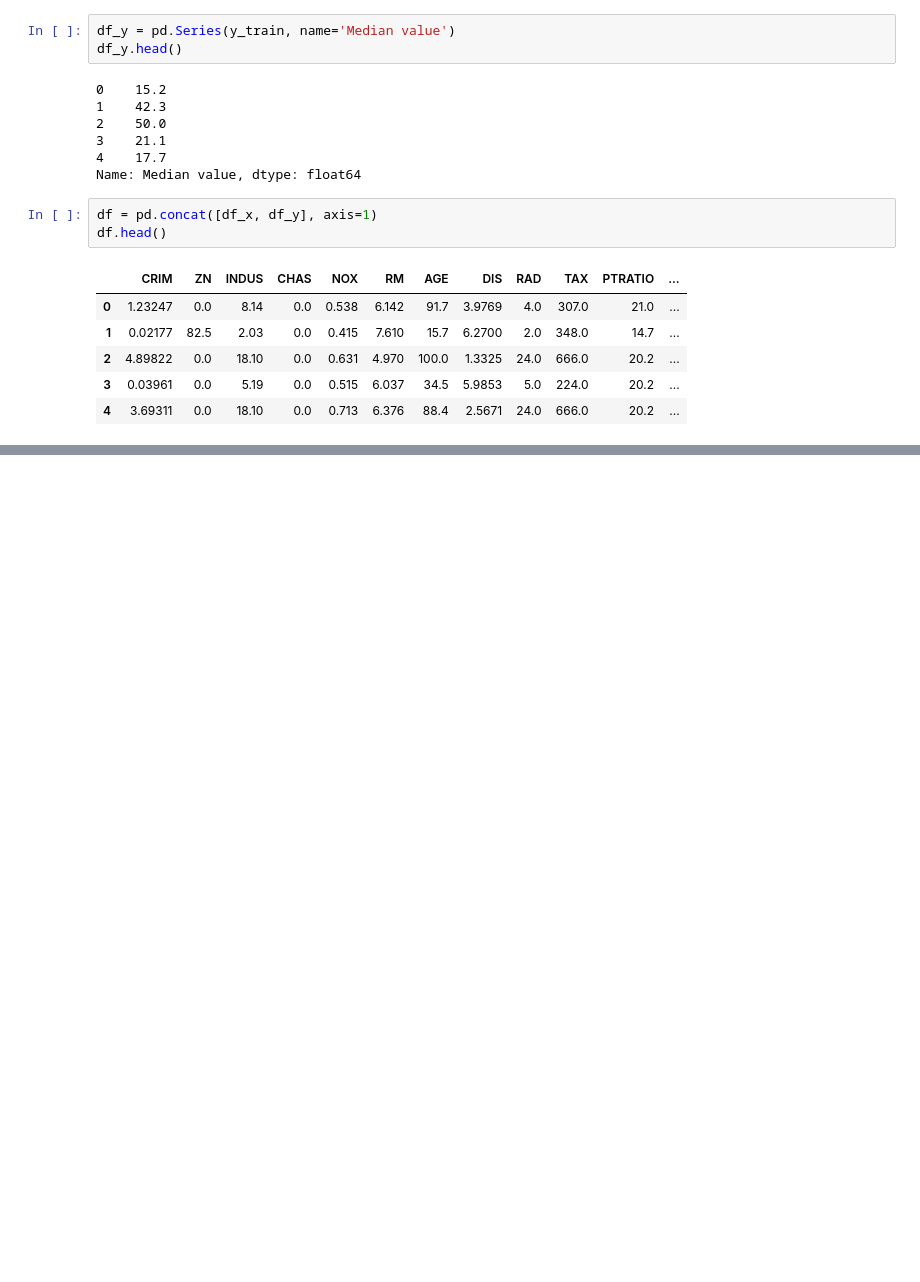
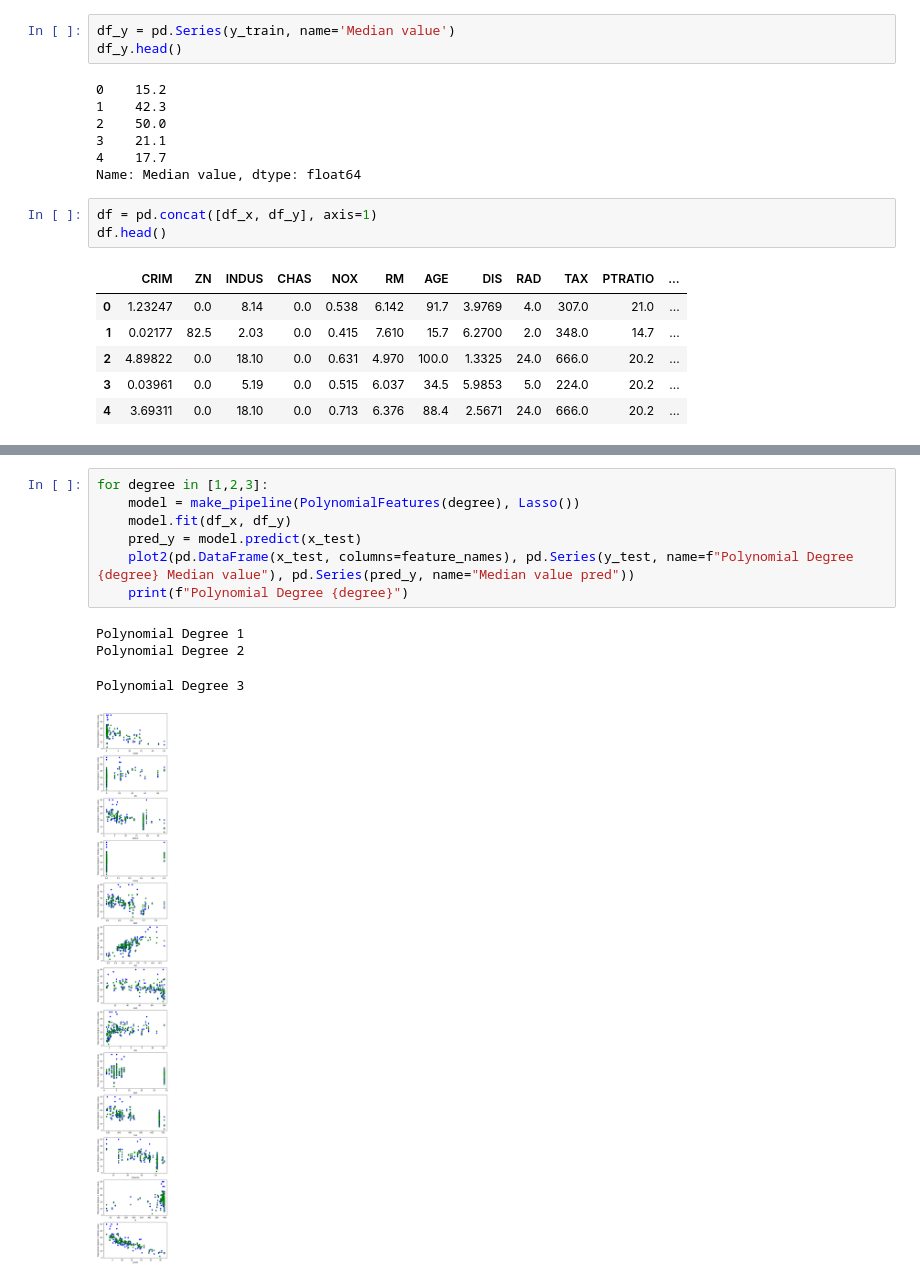
Before and after one commit to Red-stevo/AI, a Jupyter notebook: ML/polynomial_regression.ipynb, the cells around one changed output, grey strips where cells are left out. Drawn from its saved outputs; the diff is of its cells as text; blank space fills up the shorter version.

```diff
--- a/ML/polynomial_regression.ipynb
+++ b/ML/polynomial_regression.ipynb
@@ -70,0 +94,12 @@ for ax, feature in zip(axes, df_x.columns):
+# %%
+for degree in [1,2,3]:
+    model = make_pipeline(PolynomialFeatures(degree), Lasso())
+    model.fit(df_x, df_y)
+    pred_y = model.predict(x_test)
+    plot2(pd.DataFrame(x_test, columns=feature_names), pd.Series(y_test, name=f"Polynomial Degree {degree} Median value"), pd.Series(pred_y, name="Median value pred"))
+    print(f"Polynomial Degree {degree}")
+# %% [output]
+Polynomial Degree 1
+Polynomial Degree 2
+Polynomial Degree 3
+[figure, added]
```
Also changed, not shown: parts of 6 cells of this notebook.
